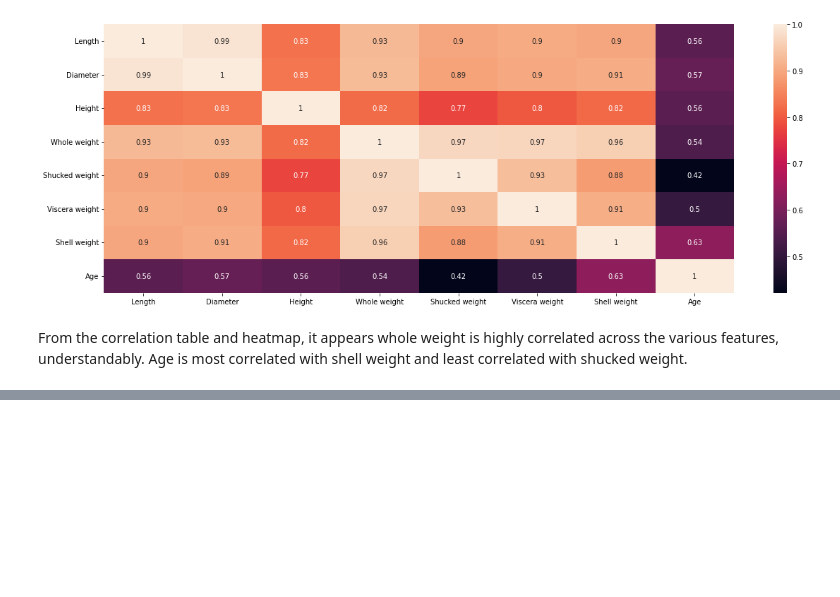
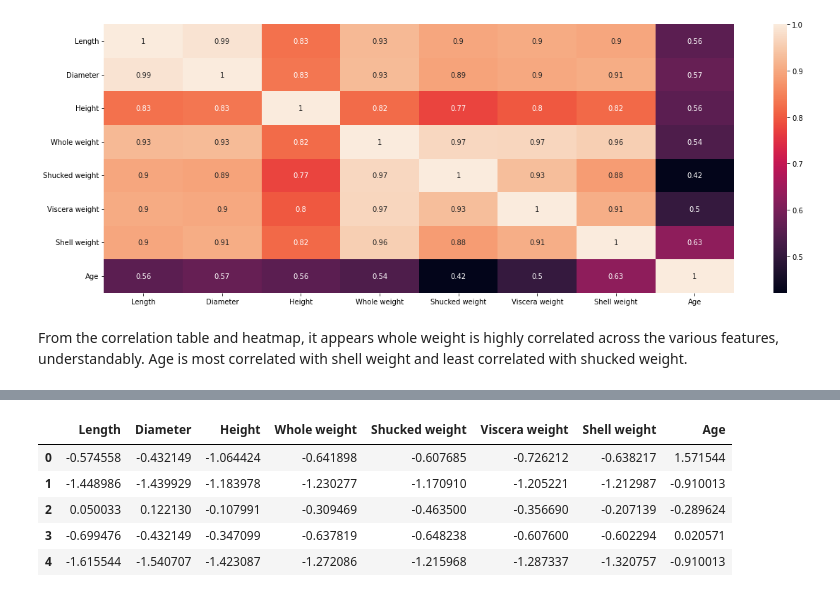
Before and after one commit to joycorrine/springboard, a Jupyter notebook: 2-CapstoneAbalone/Notebooks/Cap2EDAAbalone.ipynb, the cells around one changed output, grey strips where cells are left out. Cells and saved outputs as stored; diff of their text form; code cells hidden in the pictures; blank space fills up the shorter version.

```diff
--- a/2-CapstoneAbalone/Notebooks/Cap2EDAAbalone.ipynb
+++ b/2-CapstoneAbalone/Notebooks/Cap2EDAAbalone.ipynb
@@ -135,0 +196,11 @@ From the correlation table and heatmap, it appears whole weight is highly correl
+# %%
+#Create a new dataframe from `state_summary_scale` using the column names we saved in `state_summary_columns`
+abalone_data_scaled_df = pd.DataFrame(abalone_data_scale, columns=abalone_data_columns)
+abalone_data_scaled_df.head()
+# %% [output]
+|  | Length | Diameter | Height | Whole weight | Shucked weight | Viscera weight | Shell weight | Age |
+| 0 | -0.574558 | -0.432149 | -1.064424 | -0.641898 | -0.607685 | -0.726212 | -0.638217 | 1.571544 |
+| 1 | -1.448986 | -1.439929 | -1.183978 | -1.230277 | -1.170910 | -1.205221 | -1.212987 | -0.910013 |
+| 2 | 0.050033 | 0.122130 | -0.107991 | -0.309469 | -0.463500 | -0.356690 | -0.207139 | -0.289624 |
+| 3 | -0.699476 | -0.432149 | -0.347099 | -0.637819 | -0.648238 | -0.607600 | -0.602294 | 0.020571 |
+| 4 | -1.615544 | -1.540707 | -1.423087 | -1.272086 | -1.215968 | -1.287337 | -1.320757 | -0.910013 |
```
Also changed, not shown: parts of 9 cells of this notebook, 3 other files.
